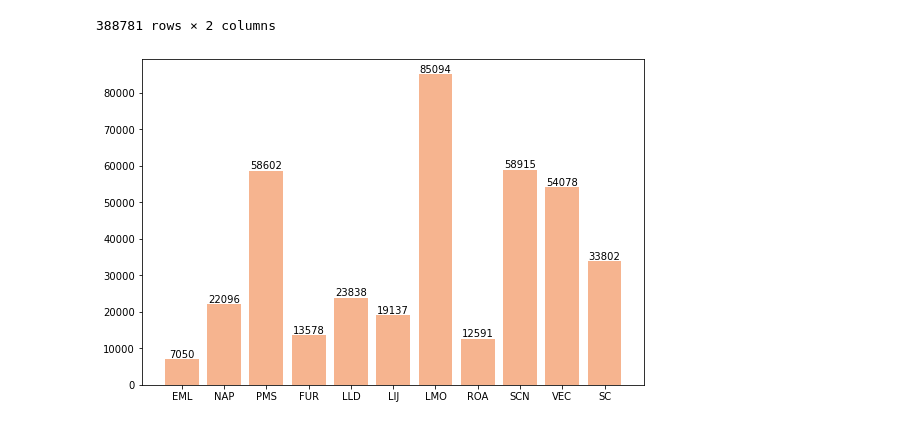
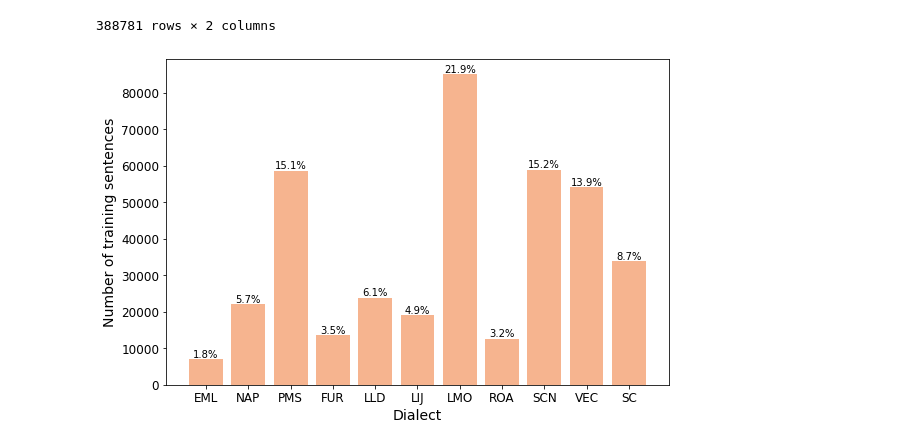
Before and after one commit to eduardoberford/spanish-dialects-identification, a Jupyter notebook: data/exploration.ipynb, the cells around one changed output. Drawn from its saved outputs; the diff is of its cells as text; code cells hidden in the pictures.

```diff
--- a/data/exploration.ipynb
+++ b/data/exploration.ipynb
@@ -119,15 +144,25 @@ label, count = np.unique(df["label"], return_counts=True)
 # %%
 import matplotlib.pyplot as plt
 import seaborn as sns
 
 labels = [x[:3] for x in fold_label.keys()]
 colors = sns.color_palette('rocket_r')[0:11]
 
 plt.figure(figsize=(9,6))
 
 bars = plt.bar(labels, height=count, color=colors[:1])
-plt.bar_label(bars)
 
-plt.show()
+heights = [b.get_height() for b in bars]
+heights = heights / np.sum(heights) * 100
+
+
+plt.bar_label(bars, labels=['%.1f' % e + "%" for e in heights])
+
+plt.xticks(fontsize=12)
+plt.yticks(fontsize=12)
+plt.xlabel("Dialect", fontsize=14)
+plt.ylabel("Number of training sentences", fontsize=14)
+
+plt.savefig('../plots/postproc.pdf', bbox_inches='tight')
 # %% [output]
-[figure, old version]
+[figure, new version]
```
Also changed, not shown: parts of 3 cells of this notebook, 27 other files.
